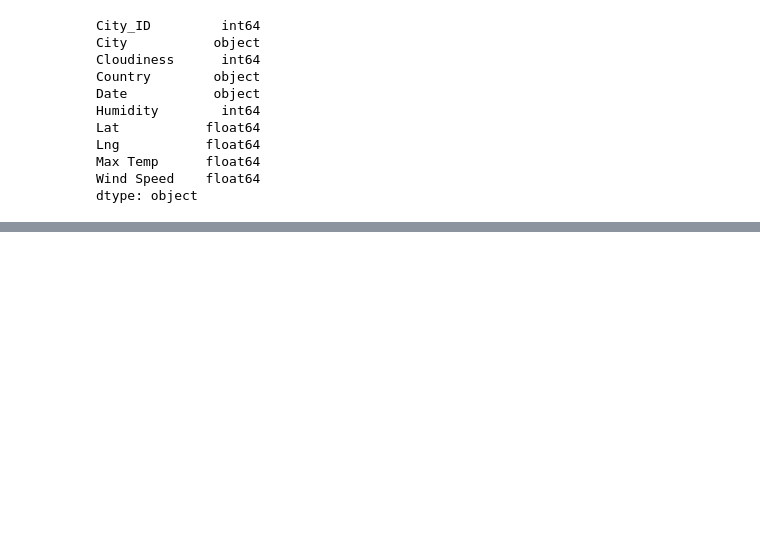
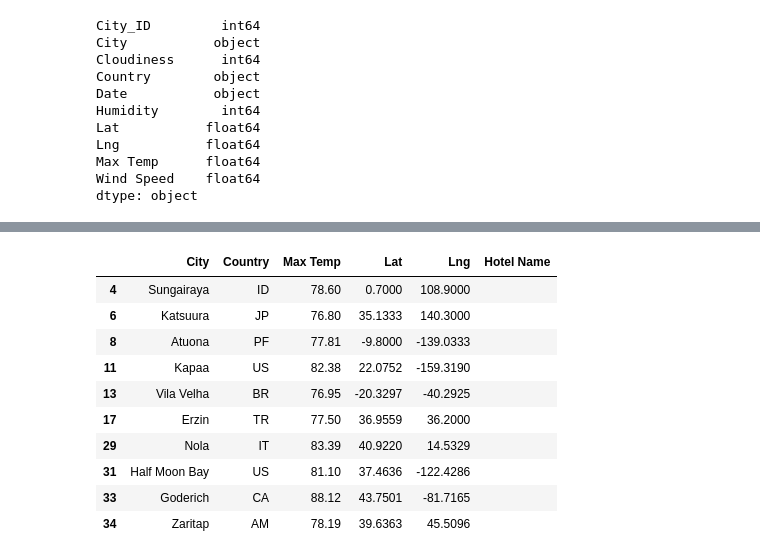
Before and after one commit to dianahcortez/Hot_World_Map, a Jupyter notebook: VacationPy.ipynb, the cells around one changed output, grey strips where cells are left out. Cells and saved outputs as stored; diff of their text form; code cells hidden in the pictures; blank space fills up the shorter version.

```diff
--- a/VacationPy.ipynb
+++ b/VacationPy.ipynb
@@ -52,0 +137,17 @@ fig
+# %%
+# Create DataFrame called hotel_df to store hotel names along with city, country, max temp, and coordinates.
+hotel_df = preferred_cities_df[["City", "Country", "Max Temp", "Lat", "Lng"]].copy()
+hotel_df["Hotel Name"] = ""
+hotel_df.head(10)
+# %% [output]
+|  | City | Country | Max Temp | Lat | Lng | Hotel Name |
+| 4 | Sungairaya | ID | 78.60 | 0.7000 | 108.9000 |  |
+| 6 | Katsuura | JP | 76.80 | 35.1333 | 140.3000 |  |
+| 8 | Atuona | PF | 77.81 | -9.8000 | -139.0333 |  |
+| 11 | Kapaa | US | 82.38 | 22.0752 | -159.3190 |  |
+| 13 | Vila Velha | BR | 76.95 | -20.3297 | -40.2925 |  |
+| 17 | Erzin | TR | 77.50 | 36.9559 | 36.2000 |  |
+| 29 | Nola | IT | 83.39 | 40.9220 | 14.5329 |  |
+| 31 | Half Moon Bay | US | 81.10 | 37.4636 | -122.4286 |  |
+| 33 | Goderich | CA | 88.12 | 43.7501 | -81.7165 |  |
+| 34 | Zaritap | AM | 78.19 | 39.6363 | 45.5096 |  |
```
Also changed, not shown: parts of 17 cells of this notebook, 1 other file.
